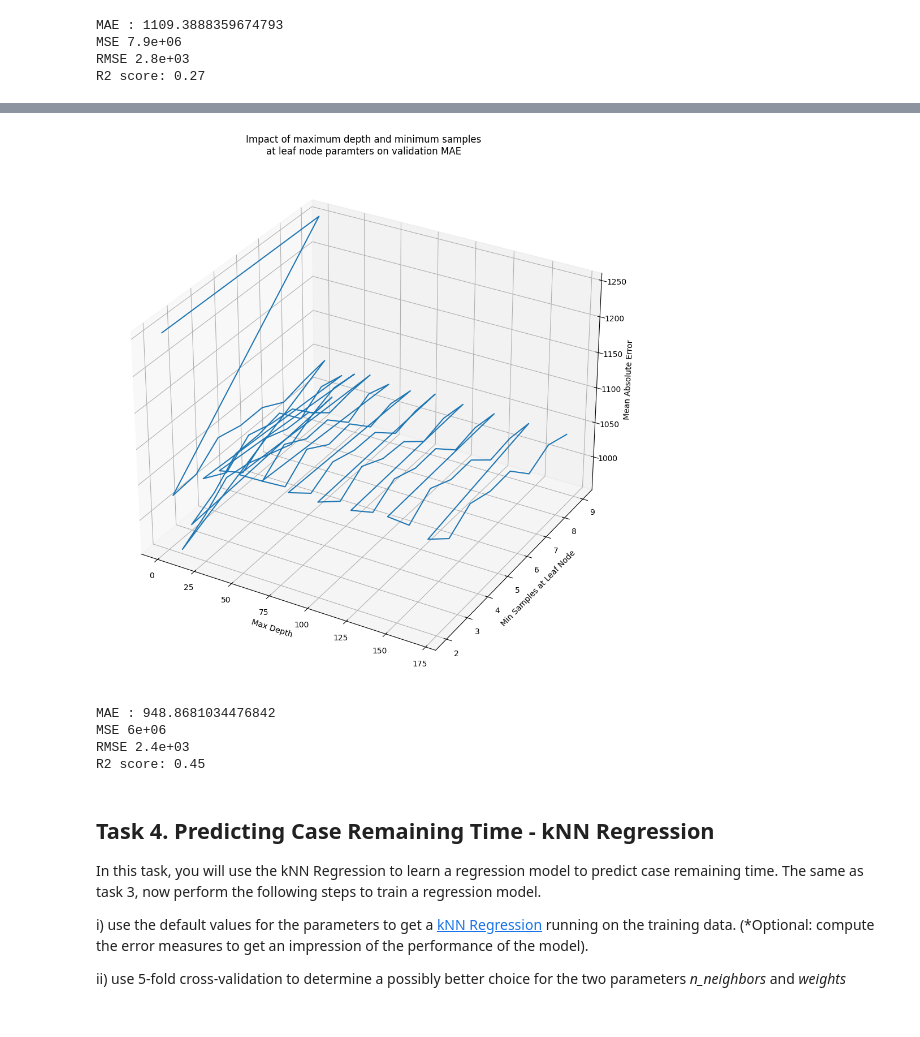
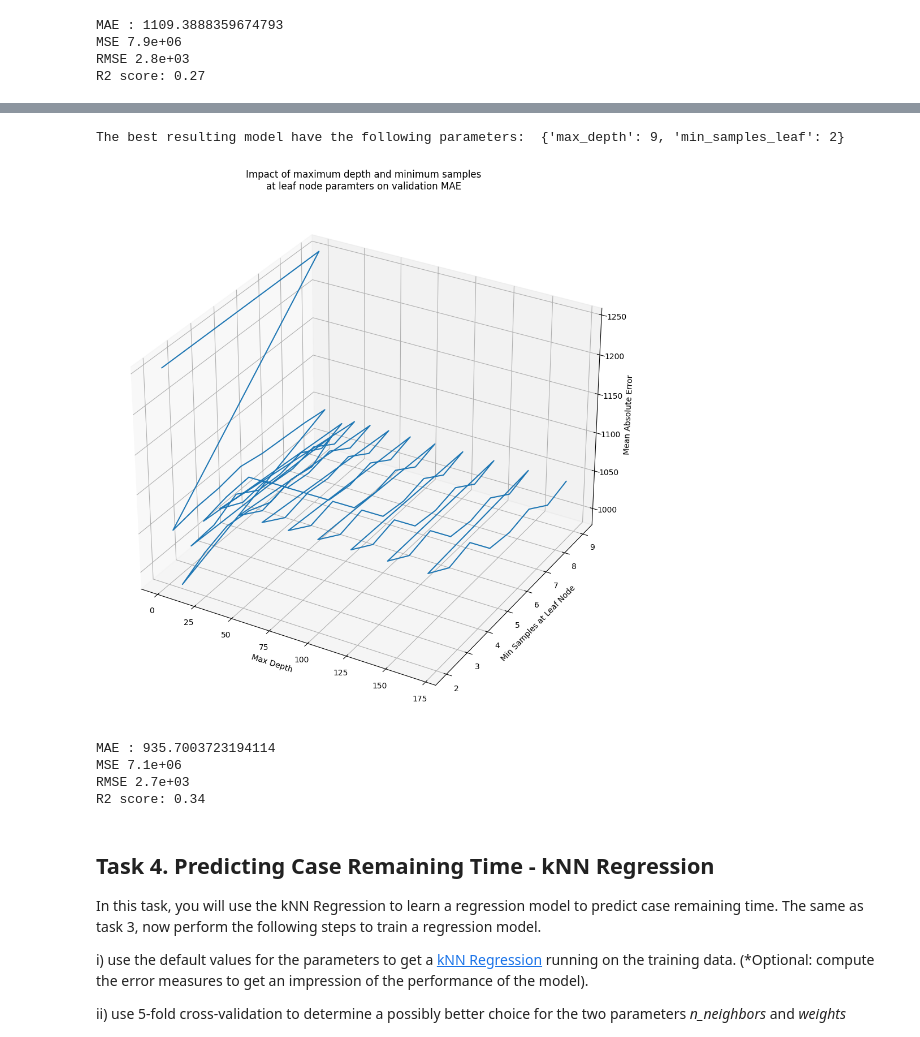
Before and after one commit to MarognaLorenzo/ApplicationOfMachineLearning, a Jupyter notebook: Assignment2/notebooks/Lorenzo.ipynb, the cells around one changed output, grey strips where cells are left out. Cells and saved outputs as stored; diff of their text form; code cells hidden in the pictures.

Commit message:
added gridsearch for agg. data

```diff
--- a/Assignment2/notebooks/Lorenzo.ipynb
+++ b/Assignment2/notebooks/Lorenzo.ipynb
@@ -595,40 +554,49 @@ best_tree = DecisionTreeRegressor(
+# %%
+# Parameter tuning with 5fold cross-validation
+grid_RT_ag = GridSearchCV(
+    estimator=DecisionTreeRegressor(random_state=RANDOM_SEED),
+    cv=5,
+    param_grid={"max_depth": np.arange(1,14)**2, "min_samples_leaf": np.arange(2,10)},
+    scoring="neg_mean_absolute_error",
+    n_jobs=-1,
+    )
+grid_RT_ag.fit(X_ag_train, y_ag_train)
+print(f'The best resulting model have the following parameters: ', grid_RT_ag.best_params_)
+best_model_ag = grid_RT_ag.best_estimator_
+# %% [output]
+The best resulting model have the following parameters:  {'max_depth': 9, 'min_samples_leaf': 2}
 # %%
 # TODO: create 2D or 3D plot that shows how the selected parameter values affect the MAE (or RMSE).
-results = pd.DataFrame(
-    [
-        param_choice | {"mae": mae}
-        for param_choice, mae in zip(param_choices, np.mean(mae, axis=0))
-    ]
-)
+results = pd.DataFrame([
+    param_choice | {"mae": -mae}
+        for param_choice, mae in zip(grid_RT_ag.cv_results_['params'], grid_RT_ag.cv_results_['mean_test_score'])
+])
 
 fig = plt.figure(figsize=(15, 10))
 
 ax = fig.add_subplot(111, projection="3d")
 
 ax.plot(results.max_depth, results.min_samples_leaf, results.mae)
 
 ax.set_xlabel("Max Depth")
 ax.set_ylabel("Min Samples at Leaf Node")
 ax.set_zlabel("Mean Absolute Error")
 ax.set_title(
     "Impact of maximum depth and minimum samples\n"
     "at leaf node paramters on validation MAE"
 )
 fig.tight_layout()
 plt.show()
 # %% [output]
-[figure, old version]
+[figure, new version]
-# %%
-
-# TODO: compute the performance of the model on your held-out test data
-best_tree.fit(X_ag_train, y_ag_train)
-best_tree_res = best_tree.predict(X_ag_test)
-print_performance_metrics(y_ag_test, best_tree_res)
-# %% [output]
-MAE : 948.8681034476842
-MSE 6e+06
-RMSE 2.4e+03
-R2 score: 0.45
+# %%
+best_model_ag.fit(X_ag_train, y_ag_train)
+print_performance_metrics(y_ag_test, best_model_ag.predict(X_ag_test))
+# %% [output]
+MAE : 935.7003723194114
+MSE 7.1e+06
+RMSE 2.7e+03
+R2 score: 0.34
 # %% [markdown]
 ## Task 4. Predicting Case Remaining Time - kNN Regression
 
```
Also changed, not shown: parts of 12 cells of this notebook.
